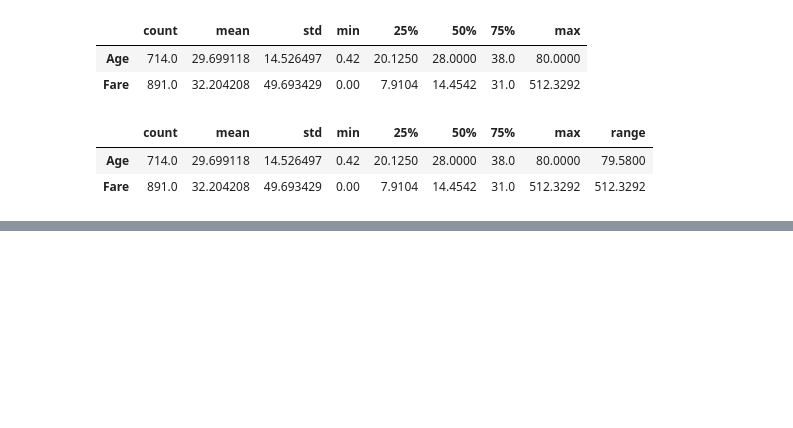
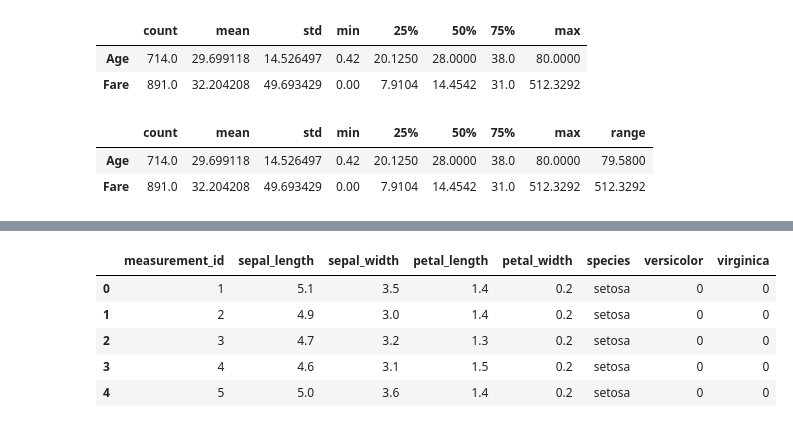
Before and after one commit to stephen-c-perry/classification-exercises, a Jupyter notebook: classification_exercises.ipynb, the cells around one changed output, grey strips where cells are left out. Cells and saved outputs as stored; diff of their text form; code cells hidden in the pictures; blank space fills up the shorter version.

```diff
--- a/classification_exercises.ipynb
+++ b/classification_exercises.ipynb
@@ -287,0 +319,5 @@ titanic_stats
+# %%
+# 2. Drop the species_id and measurement_id columns.
+
+iris_df = iris_df.drop(columns=['species_id'])
+iris_df.head(3)
@@ -287,0 +329,3 @@ titanic_stats
+# %%
+# 3. Rename the species_name column to just species.
+iris_df=iris_df.rename(columns={'species_name':'species'})
@@ -287,0 +341,6 @@ titanic_stats
+# %%
+# 4. Create dummy variables of the species name and concatenate onto the iris dataframe.
+# (This is for practice, we don't always have to encode the target, but if we used species
+# as a feature, we would need to encode it).
+
+species_dummies = pd.get_dummies(iris_df.species, drop_first=True)
@@ -287,0 +356,11 @@ titanic_stats
+# %%
+iris_df = pd.concat([iris_df, species_dummies], axis=1)
+# %%
+iris_df.head()
+# %% [output]
+|  | measurement_id | sepal_length | sepal_width | petal_length | petal_width | species | versicolor | virginica |
+| 0 | 1 | 5.1 | 3.5 | 1.4 | 0.2 | setosa | 0 | 0 |
+| 1 | 2 | 4.9 | 3.0 | 1.4 | 0.2 | setosa | 0 | 0 |
+| 2 | 3 | 4.7 | 3.2 | 1.3 | 0.2 | setosa | 0 | 0 |
+| 3 | 4 | 4.6 | 3.1 | 1.5 | 0.2 | setosa | 0 | 0 |
+| 4 | 5 | 5.0 | 3.6 | 1.4 | 0.2 | setosa | 0 | 0 |
```
Also changed, not shown: parts of 25 cells of this notebook.
